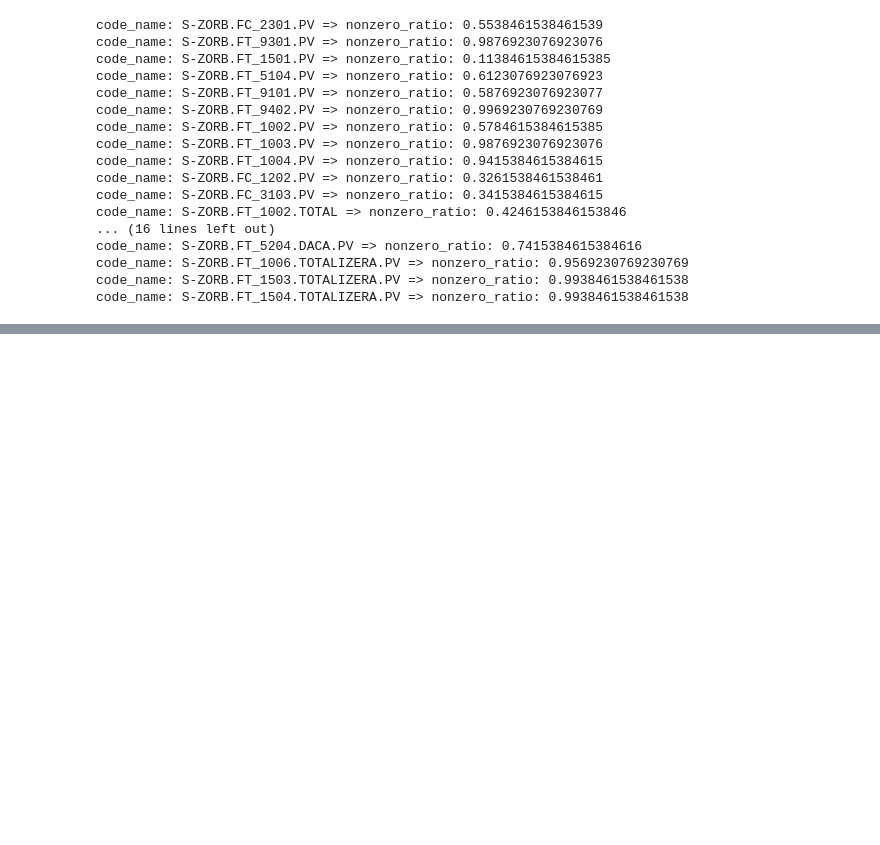
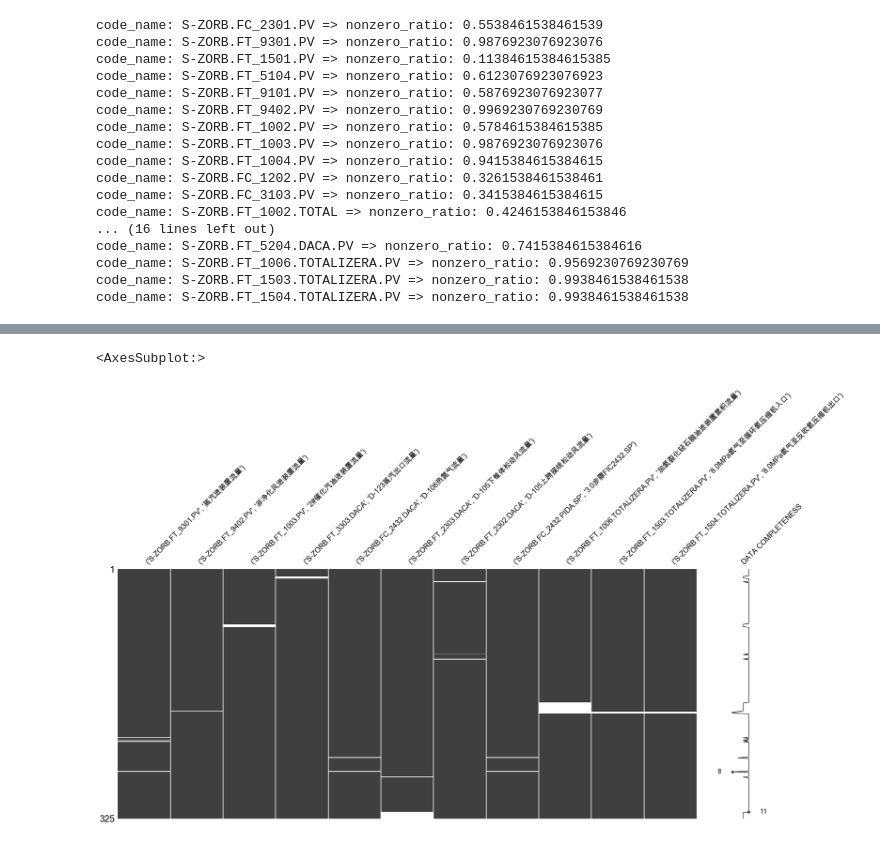
Before and after one commit to Ryuchen/RON_Model, a Jupyter notebook: src/solution.ipynb, the cells around one changed output, grey strips where cells are left out. Cells and saved outputs as stored; diff of their text form; code cells hidden in the pictures; blank space fills up the shorter version.

```diff
--- a/src/solution.ipynb
+++ b/src/solution.ipynb
@@ -324,0 +362,8 @@ samples.shape
+# %%
+# 可视化呈现 样本数据 中属性中属性值需要进行填充的情况
+import missingno as msno
+%matplotlib inline
+msno.matrix(samples[samples_insert_columns].replace(0, np.nan), labels=True)
+# %% [output]
+<AxesSubplot:>
+[figure, added]
```
Also changed, not shown: parts of 24 cells of this notebook, 1 other file.
